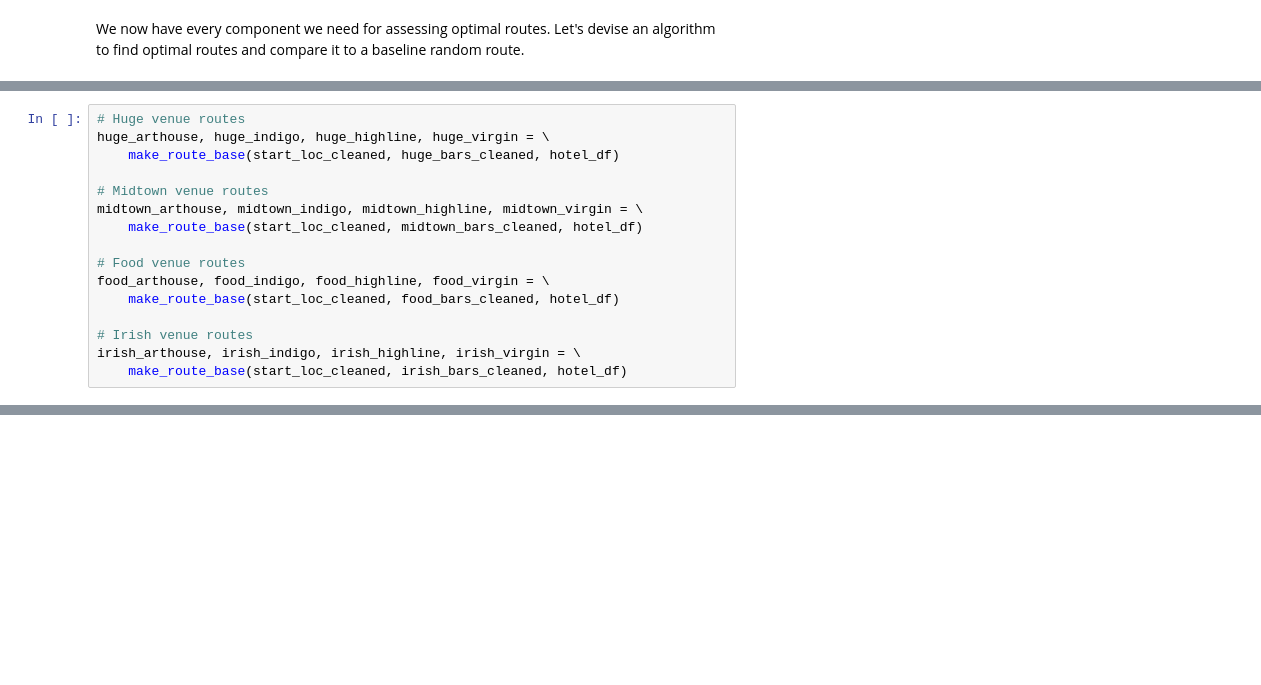
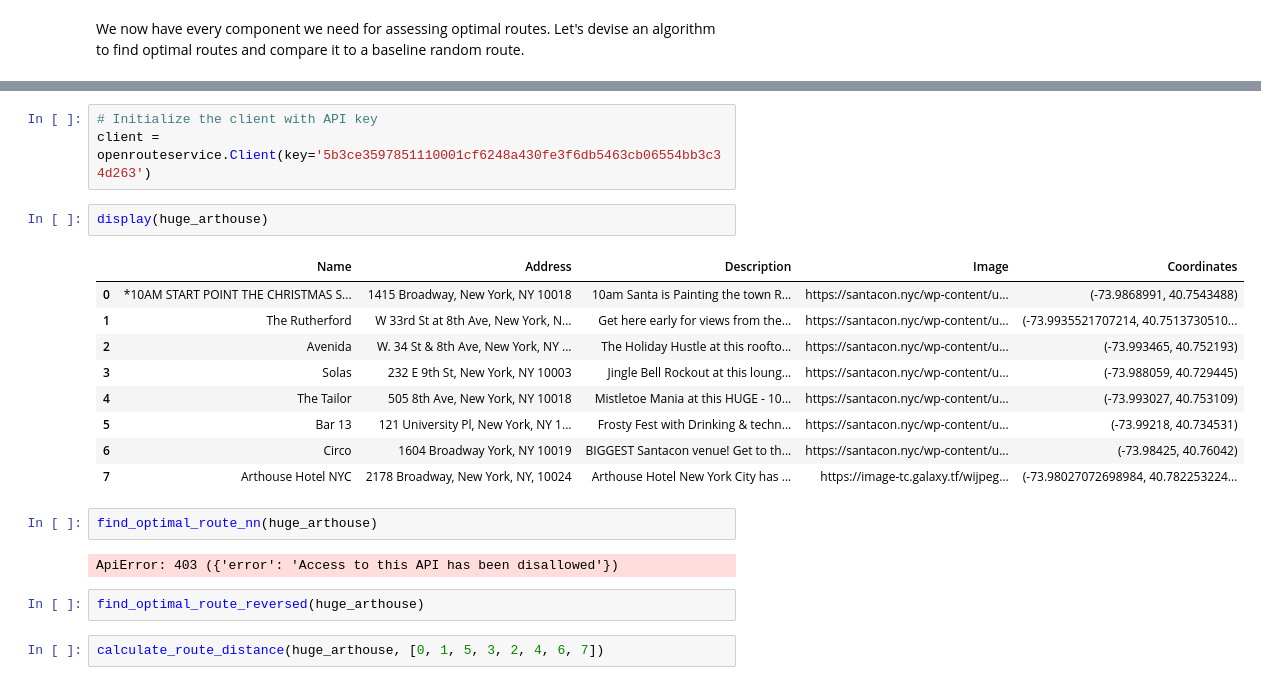
Before and after one commit to AnthonyLynn/code_fusion, a Jupyter notebook: Guide My Sleigh Data.ipynb, the cells around one changed output, grey strips where cells are left out. Saved outputs shown, nothing was run; the diff lists cells and outputs as text; blank space fills up the shorter version.

```diff
--- a/Guide My Sleigh Data.ipynb
+++ b/Guide My Sleigh Data.ipynb
@@ -404,16 +328,0 @@ irish_bars_cleaned = irish_bars.drop(['Opens', 'Closes', 'Categories'], axis=1)
-# %%
-# Huge venue routes
-huge_arthouse, huge_indigo, huge_highline, huge_virgin = \
-    make_route_base(start_loc_cleaned, huge_bars_cleaned, hotel_df)
-
-# Midtown venue routes
-midtown_arthouse, midtown_indigo, midtown_highline, midtown_virgin = \
-    make_route_base(start_loc_cleaned, midtown_bars_cleaned, hotel_df)
-
-# Food venue routes
-food_arthouse, food_indigo, food_highline, food_virgin = \
-    make_route_base(start_loc_cleaned, food_bars_cleaned, hotel_df)
-
-# Irish venue routes
-irish_arthouse, irish_indigo, irish_highline, irish_virgin = \
-    make_route_base(start_loc_cleaned, irish_bars_cleaned, hotel_df)
@@ -467,0 +520,23 @@ irish_virgin_opt = irish_virgin.iloc[order_vir].reset_index(drop=True)
+# %%
+# Initialize the client with API key
+client = openrouteservice.Client(key='5b3ce3597851110001cf6248a430fe3f6db5463cb06554bb3c34d263')
+# %%
+display(huge_arthouse)
+# %% [output]
+|  | Name | Address | Description | Image | Coordinates |
+| 0 | *10AM START POINT THE CHRISTMAS S... | 1415 Broadway, New York, NY 10018 | 10am Santa is Painting the town R... | https://santacon.nyc/wp-content/u... | (-73.9868991, 40.7543488) |
+| 1 | The Rutherford | W 33rd St at 8th Ave, New York, N... | Get here early for views from the... | https://santacon.nyc/wp-content/u... | (-73.9935521707214, 40.7513730510... |
+| 2 | Avenida | W. 34 St & 8th Ave, New York, NY ... | The Holiday Hustle at this roofto... | https://santacon.nyc/wp-content/u... | (-73.993465, 40.752193) |
+| 3 | Solas | 232 E 9th St, New York, NY 10003 | Jingle Bell Rockout at this loung... | https://santacon.nyc/wp-content/u... | (-73.988059, 40.729445) |
+| 4 | The Tailor | 505 8th Ave, New York, NY 10018 | Mistletoe Mania at this HUGE - 10... | https://santacon.nyc/wp-content/u... | (-73.993027, 40.753109) |
+| 5 | Bar 13 | 121 University Pl, New York, NY 1... | Frosty Fest with Drinking & techn... | https://santacon.nyc/wp-content/u... | (-73.99218, 40.734531) |
+| 6 | Circo | 1604 Broadway York, NY 10019 | BIGGEST Santacon venue! Get to th... | https://santacon.nyc/wp-content/u... | (-73.98425, 40.76042) |
+| 7 | Arthouse Hotel NYC | 2178 Broadway, New York, NY, 10024 | Arthouse Hotel New York City has ... | https://image-tc.galaxy.tf/wijpeg... | (-73.98027072698984, 40.782253224... |
+# %%
+find_optimal_route_nn(huge_arthouse)
+# %% [output]
+ApiError: 403 ({'error': 'Access to this API has been disallowed'})
+# %%
+find_optimal_route_reversed(huge_arthouse)
+# %%
+calculate_route_distance(huge_arthouse, [0, 1, 5, 3, 2, 4, 6, 7])
```
Also changed, not shown: parts of 69 cells of this notebook.
